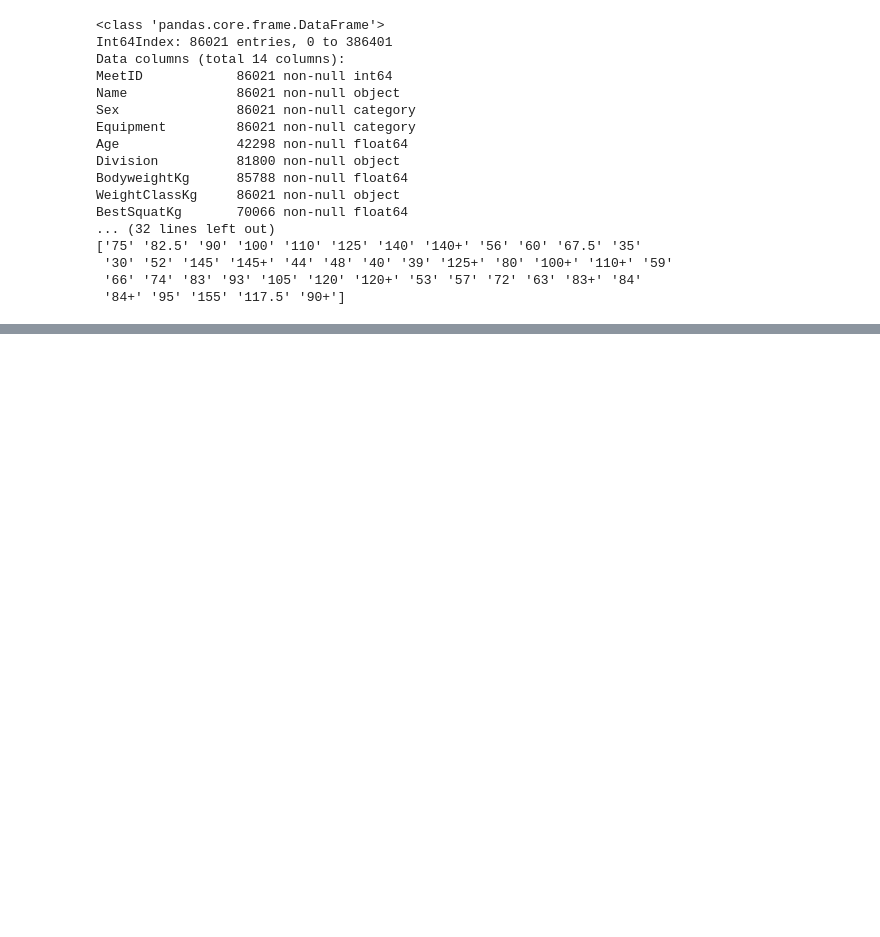
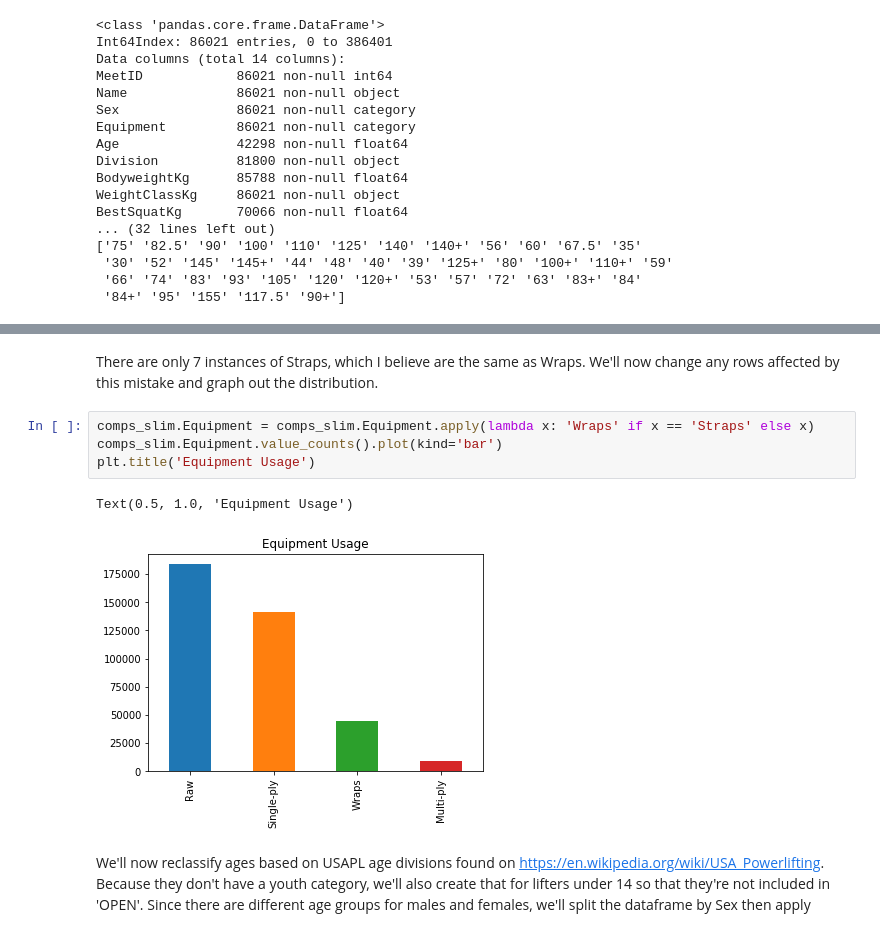
Before and after one commit to spatten35/CapstoneProject1, a Jupyter notebook: Capstone1.ipynb, the cells around one changed output, grey strips where cells are left out. Cells and saved outputs as stored; diff of their text form; blank space fills up the shorter version.

```diff
--- a/Capstone1.ipynb
+++ b/Capstone1.ipynb
@@ -225,0 +237,11 @@ None
+# %% [markdown]
+There are only 7 instances of Straps, which I believe are the same as Wraps. We'll now change any rows affected by this mistake and graph out the distribution.
+# %%
+comps_slim.Equipment = comps_slim.Equipment.apply(lambda x: 'Wraps' if x == 'Straps' else x)
+comps_slim.Equipment.value_counts().plot(kind='bar')
+plt.title('Equipment Usage')
+# %% [output]
+Text(0.5, 1.0, 'Equipment Usage')
+[figure, added]
+# %% [markdown]
+We'll now reclassify ages based on USAPL age divisions found on https://en.wikipedia.org/wiki/USA_Powerlifting. Because they don't have a youth category, we'll also create that for lifters under 14 so that they're not included in 'OPEN'. Since there are different age groups for males and females, we'll split the dataframe by Sex then apply
```
Also changed, not shown: parts of 38 cells of this notebook.
